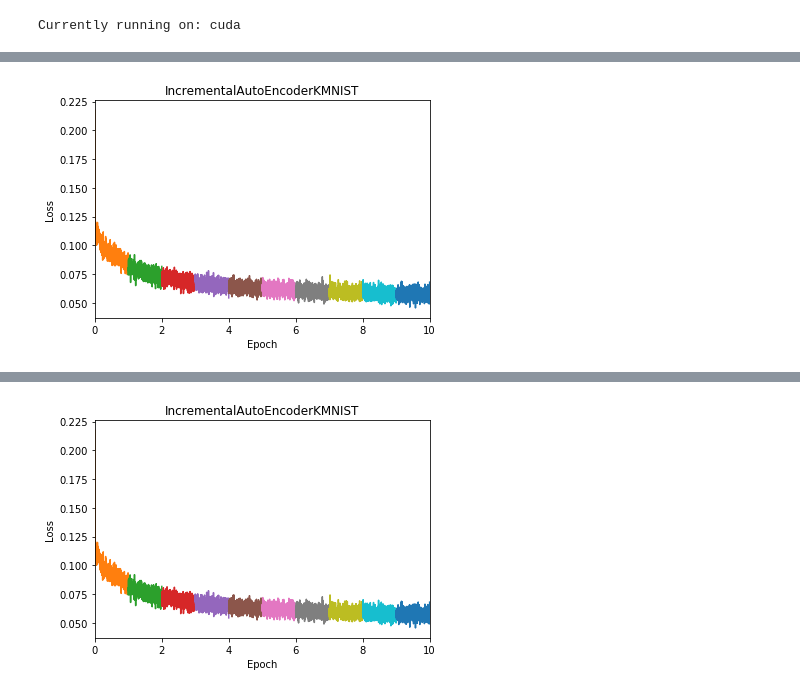
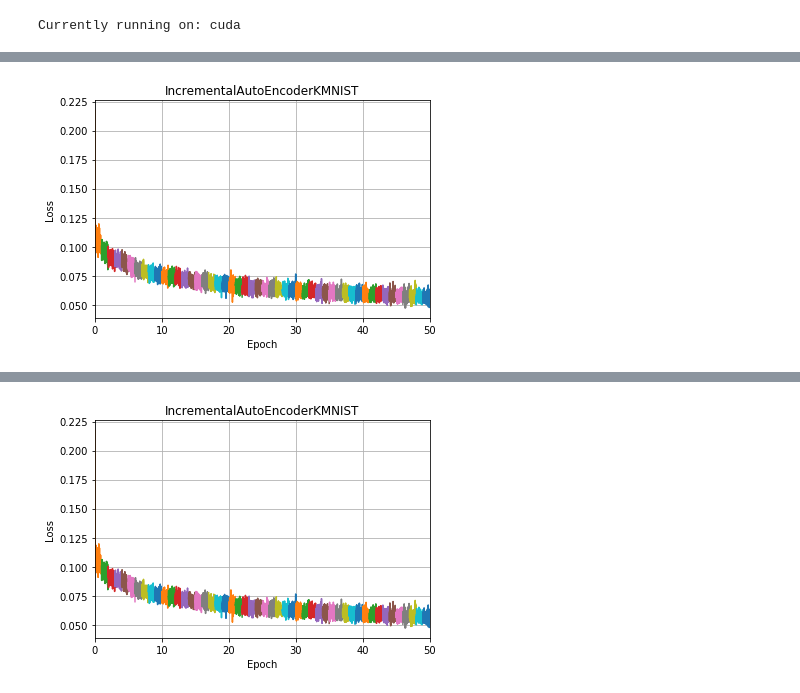
Before and after one commit to stefanklut/neural-image-compression, a Jupyter notebook: Incremental Autoencoder (Stefan)/Training Model.ipynb, the cells around one changed output, grey strips where cells are left out. Drawn from its saved outputs; the diff is of its cells as text; code cells hidden in the pictures.

```diff
--- a/Incremental Autoencoder (Stefan)/Training Model.ipynb
+++ b/Incremental Autoencoder (Stefan)/Training Model.ipynb
@@ -23,7 +23,7 @@ torch.manual_seed(7212)
 np.random.seed(2980)
 # %%
 # Select which dataset to use
-dataset_name = "mnist"
+dataset_name = "kmnist"
 training = False
 img_size = 28
 
@@ -105,6 +103,7 @@ def train_model(model_name, train_data, batch_size=64, epochs=10, save_as=None,
         pl.title(save_as)
         pl.xlabel("Epoch")
         pl.ylabel("Loss")
+        pl.grid(which="both")
 
     # Load the number of test images
     if n_test_img>0:
@@ -168,5 +167,5 @@ def train_model(model_name, train_data, batch_size=64, epochs=10, save_as=None,
           "| Model saved as:", save_as + ".pt")
 # %%
 # Train regular Autoencoder
-train_model("AutoEncoder", data, run_on=device, show_loss=False, n_test_img=5, epochs=10)
+train_model("AutoEncoder", data, run_on=device, show_loss=True, epochs=50)
 # %% [output]
@@ -186,4 +176,4 @@ Epoch:  5 | train loss: 0.0498
 # %%
 # Train Random Autoencoder
-train_model("RandomAutoEncoder", data, run_on=device, show_loss=True)
+train_model("RandomAutoEncoder", data, run_on=device, show_loss=True, epochs=50)
 # %% [output]
@@ -194,4 +184,4 @@ Done training in: 00:02:19 | Model saved as: RandomAutoEncoderKMNIST.pt
 # %%
 # Train Incremental Autoencoder
-train_model("IncrementalAutoEncoder", data, run_on=device, show_loss=True)
+train_model("IncrementalAutoEncoder", data, run_on=device, show_loss=True, epochs=50)
 # %% [output]
@@ -199 +189 @@ Epoch:  9 | Average train loss: 0.0571
-[figure, old version]
+[figure, new version]
@@ -201 +191 @@ Done training in: 00:01:46 | Model saved as: IncrementalAutoEncoderKMNIST.pt
-[figure, old version]
+[figure, new version]
```
Also changed, not shown: parts of 4 cells of this notebook, 1 other file.
